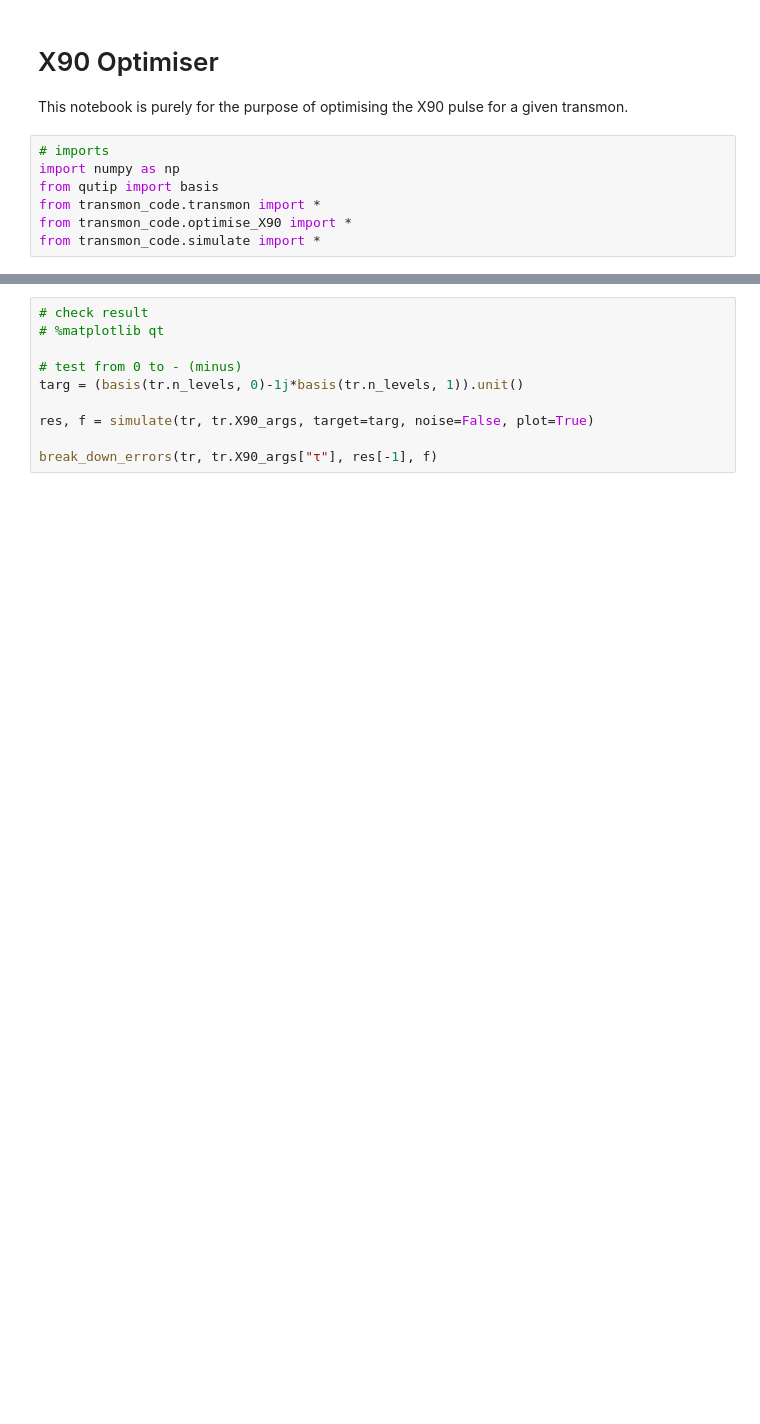
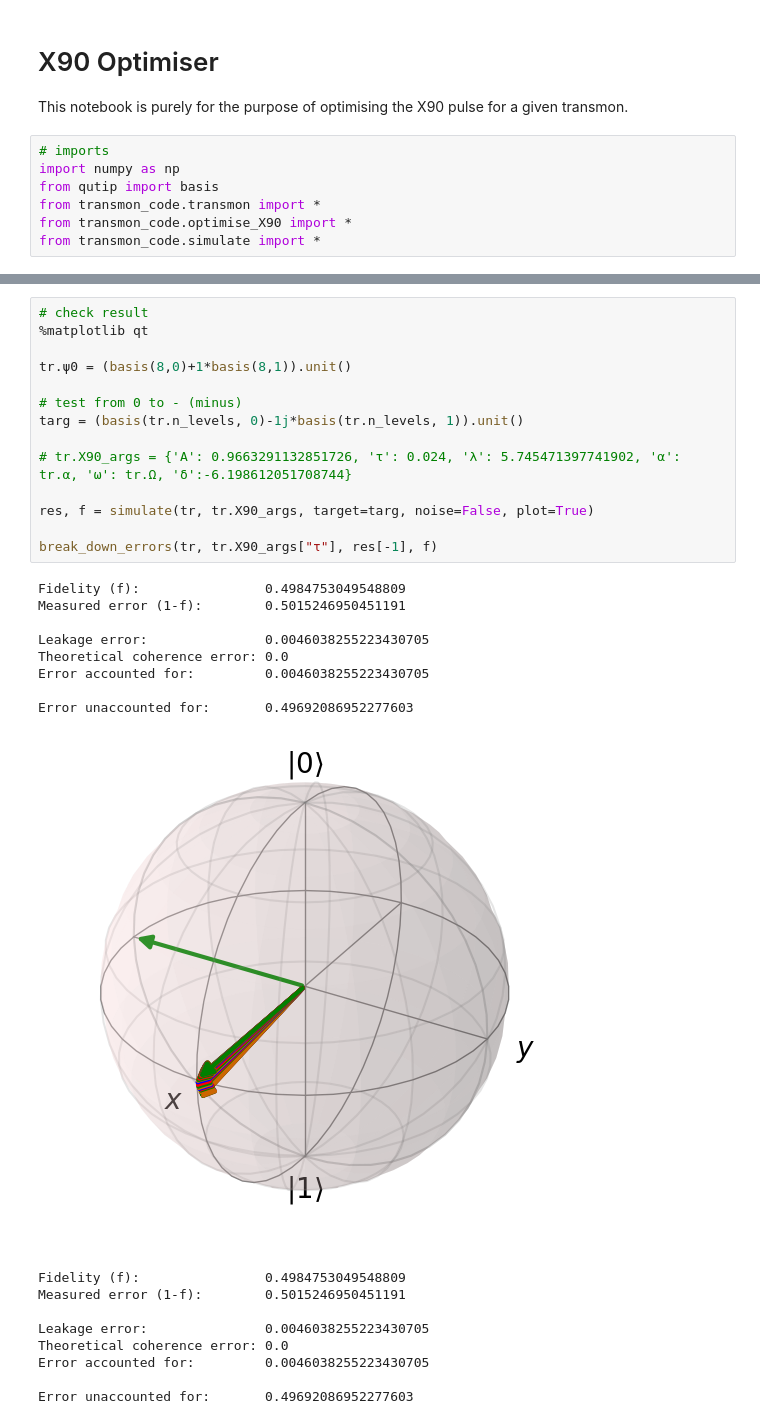
Before and after one commit to manavbabel/Transmon-Simulation, a Jupyter notebook: X90 Optimisation.ipynb, the cells around one changed output, grey strips where cells are left out. Drawn from its saved outputs; the diff is of its cells as text; blank space fills up the shorter version.

```diff
--- a/X90 Optimisation.ipynb
+++ b/X90 Optimisation.ipynb
@@ -26,10 +51,32 @@ for i in range(3):
 # %%
 # check result
-# %matplotlib qt
+%matplotlib qt
+
+tr.ψ0 = (basis(8,0)+1*basis(8,1)).unit()
 
 # test from 0 to - (minus)
 targ = (basis(tr.n_levels, 0)-1j*basis(tr.n_levels, 1)).unit()
 
+# tr.X90_args = {'A': 0.9663291132851726, 'τ': 0.024, 'λ': 5.745471397741902, 'α': tr.α, 'ω': tr.Ω, 'δ':-6.198612051708744}
+
 res, f = simulate(tr, tr.X90_args, target=targ, noise=False, plot=True)
 
 break_down_errors(tr, tr.X90_args["τ"], res[-1], f)
+# %% [output]
+Fidelity (f):                0.4984753049548809
+Measured error (1-f):        0.5015246950451191
+
+Leakage error:               0.0046038255223430705
+Theoretical coherence error: 0.0
+Error accounted for:         0.0046038255223430705
+
+Error unaccounted for:       0.49692086952277603
+[figure, added]
+Fidelity (f):                0.4984753049548809
+Measured error (1-f):        0.5015246950451191
+
+Leakage error:               0.0046038255223430705
+Theoretical coherence error: 0.0
+Error accounted for:         0.0046038255223430705
+
+Error unaccounted for:       0.49692086952277603
```
Also changed, not shown: parts of 2 cells of this notebook, 7 other files.
